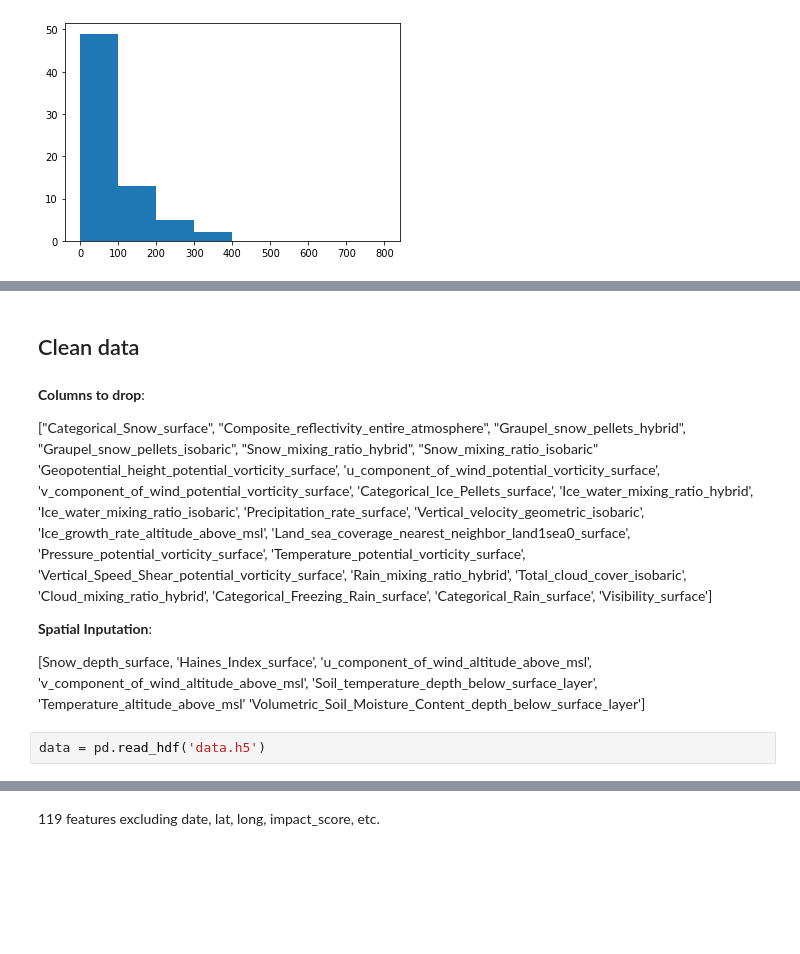
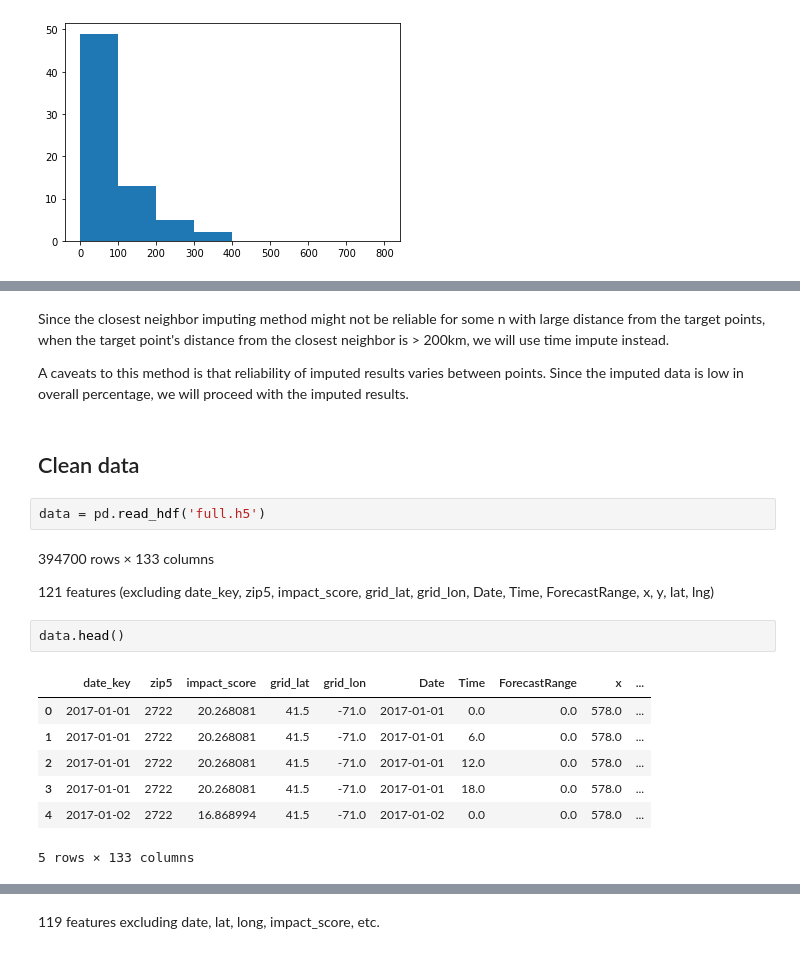
Before and after one commit to chitwankaudan/whetherweather, a Jupyter notebook: impute_missing_data.ipynb, the cells around one changed output, grey strips where cells are left out. Drawn from its saved outputs; the diff is of its cells as text; blank space fills up the shorter version.

```diff
--- a/impute_missing_data.ipynb
+++ b/impute_missing_data.ipynb
@@ -110,42 +107,22 @@ Some caveats to this method:
+# %% [markdown]
+Since the closest neighbor imputing method might not be reliable for some n with large distance from the target points, when the target point's distance from the closest neighbor is > 200km, we will use time impute instead.
+
+A caveats to this method is that reliability of imputed results varies between points. Since the imputed data is low in overall percentage, we will proceed with the imputed results.
 # %% [markdown]
 ## Clean data
-# %% [markdown]
-**Columns to drop**:
-
-["Categorical_Snow_surface",
-"Composite_reflectivity_entire_atmosphere",
-"Graupel_snow_pellets_hybrid",
-"Graupel_snow_pellets_isobaric",
-"Snow_mixing_ratio_hybrid",
-"Snow_mixing_ratio_isobaric"
-'Geopotential_height_potential_vorticity_surface',
-'u_component_of_wind_potential_vorticity_surface',
-'v_component_of_wind_potential_vorticity_surface',
-'Categorical_Ice_Pellets_surface',
-'Ice_water_mixing_ratio_hybrid',
-'Ice_water_mixing_ratio_isobaric',
-'Precipitation_rate_surface',
-'Vertical_velocity_geometric_isobaric',
-'Ice_growth_rate_altitude_above_msl',
-'Land_sea_coverage_nearest_neighbor_land1sea0_surface',
-'Pressure_potential_vorticity_surface',
-'Temperature_potential_vorticity_surface',
-'Vertical_Speed_Shear_potential_vorticity_surface',
-'Rain_mixing_ratio_hybrid',
-'Total_cloud_cover_isobaric',
-'Cloud_mixing_ratio_hybrid',
-'Categorical_Freezing_Rain_surface',
-'Categorical_Rain_surface',
-'Visibility_surface']
-
-**Spatial Inputation**:
-
-[Snow_depth_surface,
-'Haines_Index_surface',
-'u_component_of_wind_altitude_above_msl',
-'v_component_of_wind_altitude_above_msl',
-'Soil_temperature_depth_below_surface_layer',
-'Temperature_altitude_above_msl'
-'Volumetric_Soil_Moisture_Content_depth_below_surface_layer']
 # %%
-data = pd.read_hdf('data.h5')
+data = pd.read_hdf('full.h5')
+# %% [markdown]
+394700 rows × 133 columns
+
+121 features (excluding date_key, zip5, impact_score, grid_lat, grid_lon, Date, Time, ForecastRange, x, y, lat, lng)
+# %%
+data.head()
+# %% [output]
+|  | date_key | zip5 | impact_score | grid_lat | grid_lon | Date | Time | ForecastRange | x | ... |
+| 0 | 2017-01-01 | 2722 | 20.268081 | 41.5 | -71.0 | 2017-01-01 | 0.0 | 0.0 | 578.0 | ... |
+| 1 | 2017-01-01 | 2722 | 20.268081 | 41.5 | -71.0 | 2017-01-01 | 6.0 | 0.0 | 578.0 | ... |
+| 2 | 2017-01-01 | 2722 | 20.268081 | 41.5 | -71.0 | 2017-01-01 | 12.0 | 0.0 | 578.0 | ... |
+| 3 | 2017-01-01 | 2722 | 20.268081 | 41.5 | -71.0 | 2017-01-01 | 18.0 | 0.0 | 578.0 | ... |
+| 4 | 2017-01-02 | 2722 | 16.868994 | 41.5 | -71.0 | 2017-01-02 | 0.0 | 0.0 | 578.0 | ... |
+5 rows × 133 columns
```
Also changed, not shown: parts of 15 cells of this notebook.
